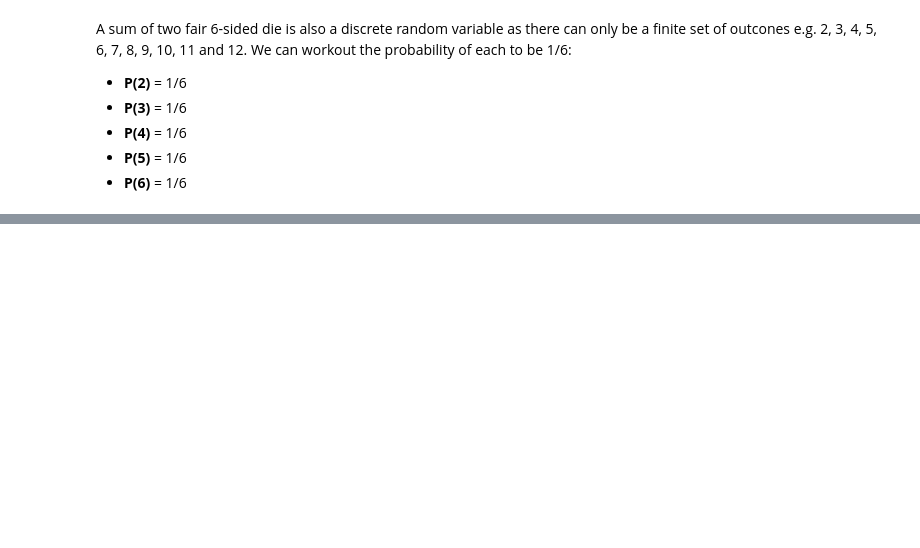
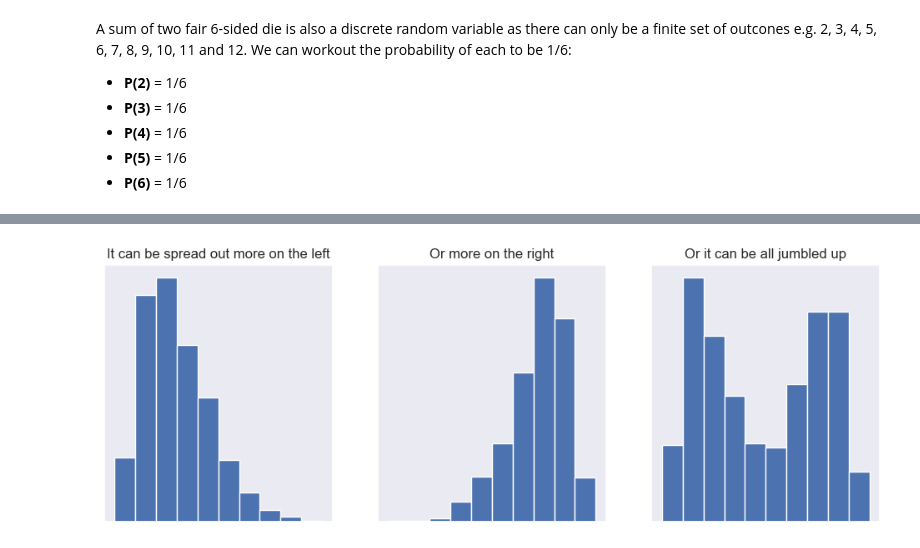
Before and after one commit to ShaneOG2/fund-data-analysis-assessment, a Jupyter notebook: Practicals/Normal Distribution Notebook.ipynb, the cells around one changed output, grey strips where cells are left out. Drawn from its saved outputs; the diff is of its cells as text; code cells hidden in the pictures; blank space fills up the shorter version.

```diff
--- a/Practicals/Normal Distribution Notebook.ipynb
+++ b/Practicals/Normal Distribution Notebook.ipynb
@@ -82,0 +134,27 @@ plt.hist(sum_of_dice);
+# %%
+from scipy.stats import skewnorm
+import matplotlib.pyplot as plt
+
+left_skew = skewnorm.rvs(a = 5, loc=1, size=1000)  #Skewnorm function
+right_skew = skewnorm.rvs(a = -5, loc=5, size=1000)  #Skewnorm function
+both = np.concatenate((left_skew, right_skew))
+# %%
+# Set figure size
+fig, (ax1, ax2, ax3) = plt.subplots(1, 3, figsize=(12,4))
+
+ax1.title.set_text('It can be spread out more on the left')
+ax1.axes.get_xaxis().set_visible(False)
+ax1.axes.get_yaxis().set_visible(False)
+ax1.hist(left_skew)
+
+ax2.title.set_text('Or more on the right')
+ax2.axes.get_xaxis().set_visible(False)
+ax2.axes.get_yaxis().set_visible(False)
+ax2.hist(right_skew)
+
+ax3.title.set_text('Or it can be all jumbled up')
+ax3.axes.get_xaxis().set_visible(False)
+ax3.axes.get_yaxis().set_visible(False)
+ax3.hist(both);
+# %% [output]
+[figure, added]
```
Also changed, not shown: parts of 19 cells of this notebook.
